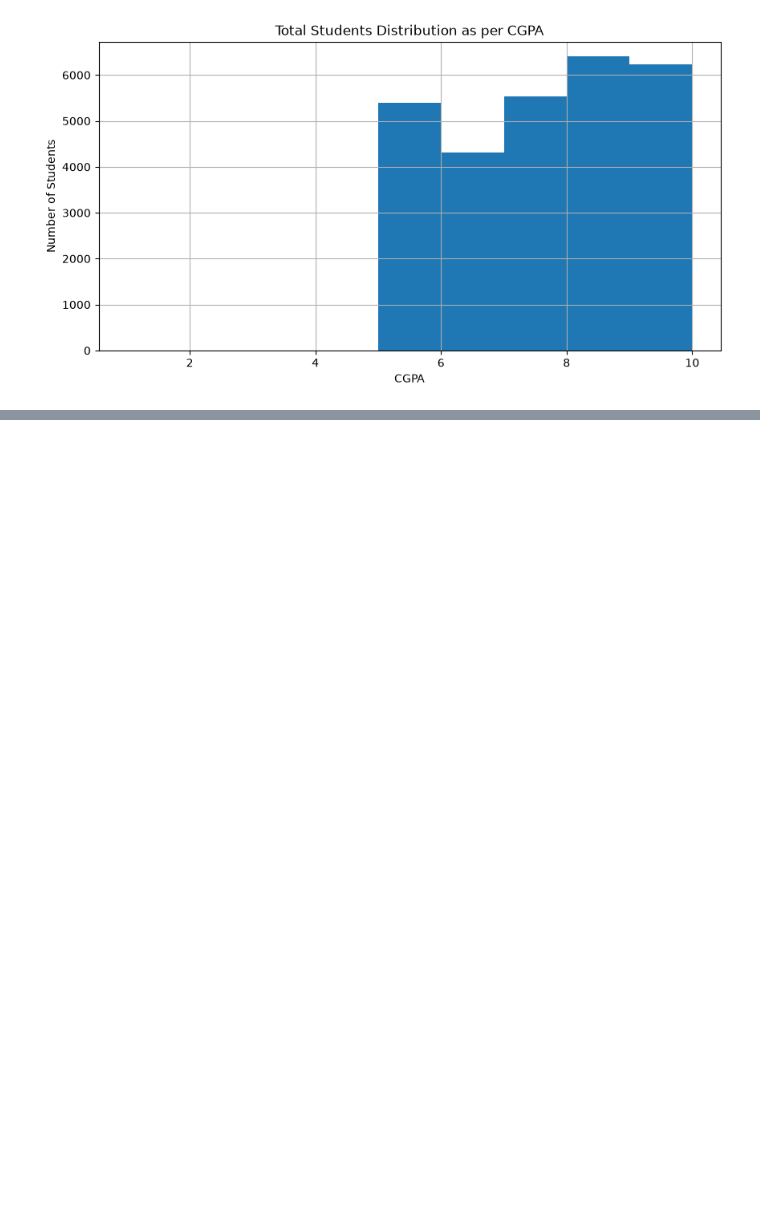
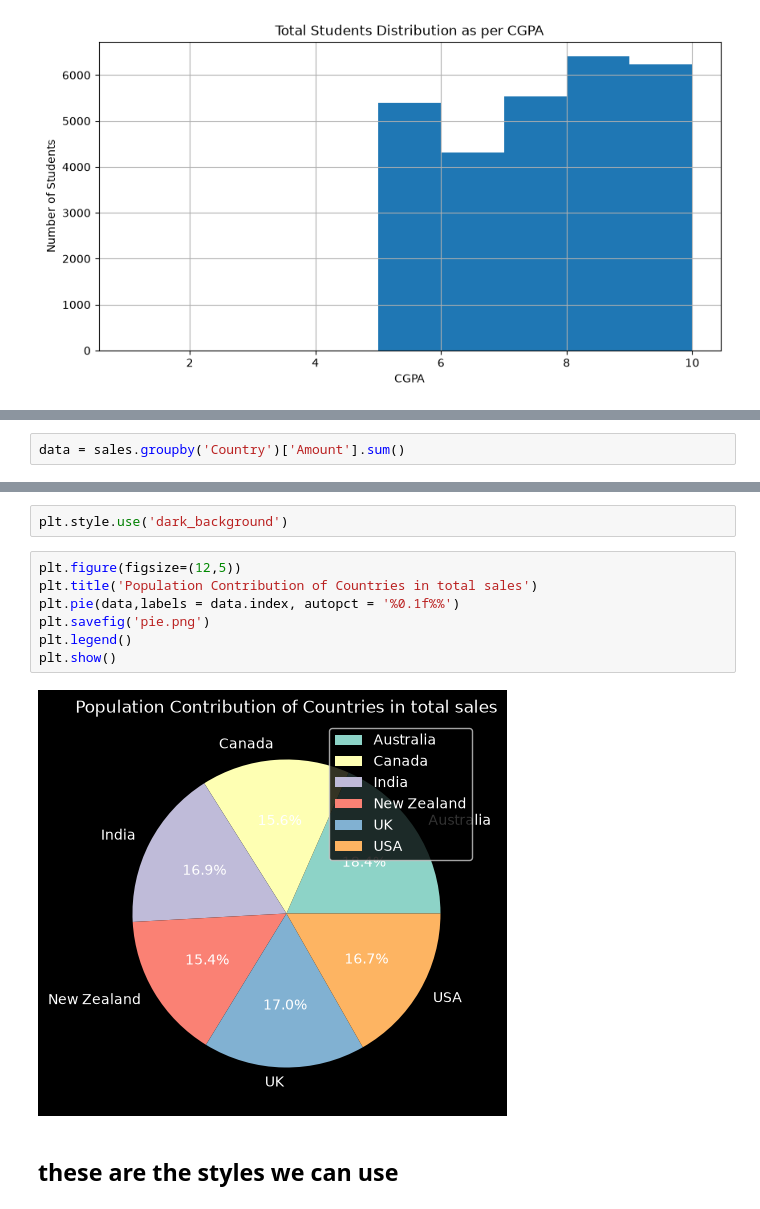
Before and after one commit to saileshchikkam/GEN-Ai, a Jupyter notebook: Machine Learning/Prerequisites/MatplotLib/Getting_Started.ipynb, the cells around one changed output, grey strips where cells are left out. Drawn from its saved outputs; the diff is of its cells as text; blank space fills up the shorter version.

```diff
--- a/Machine Learning/Prerequisites/MatplotLib/Getting_Started.ipynb
+++ b/Machine Learning/Prerequisites/MatplotLib/Getting_Started.ipynb
@@ -1390,0 +1436,2 @@ plt.show()
+# %%
+data = sales.groupby('Country')['Amount'].sum()
@@ -1390,0 +1449,13 @@ plt.show()
+# %%
+plt.style.use('dark_background')
+# %%
+plt.figure(figsize=(12,5))
+plt.title('Population Contribution of Countries in total sales')
+plt.pie(data,labels = data.index, autopct = '%0.1f%%')
+plt.savefig('pie.png')
+plt.legend()
+plt.show()
+# %% [output]
+[figure, added]
+# %% [markdown]
+## these are the styles we can use
```
Also changed, not shown: parts of 9 cells of this notebook, 1 other file.
